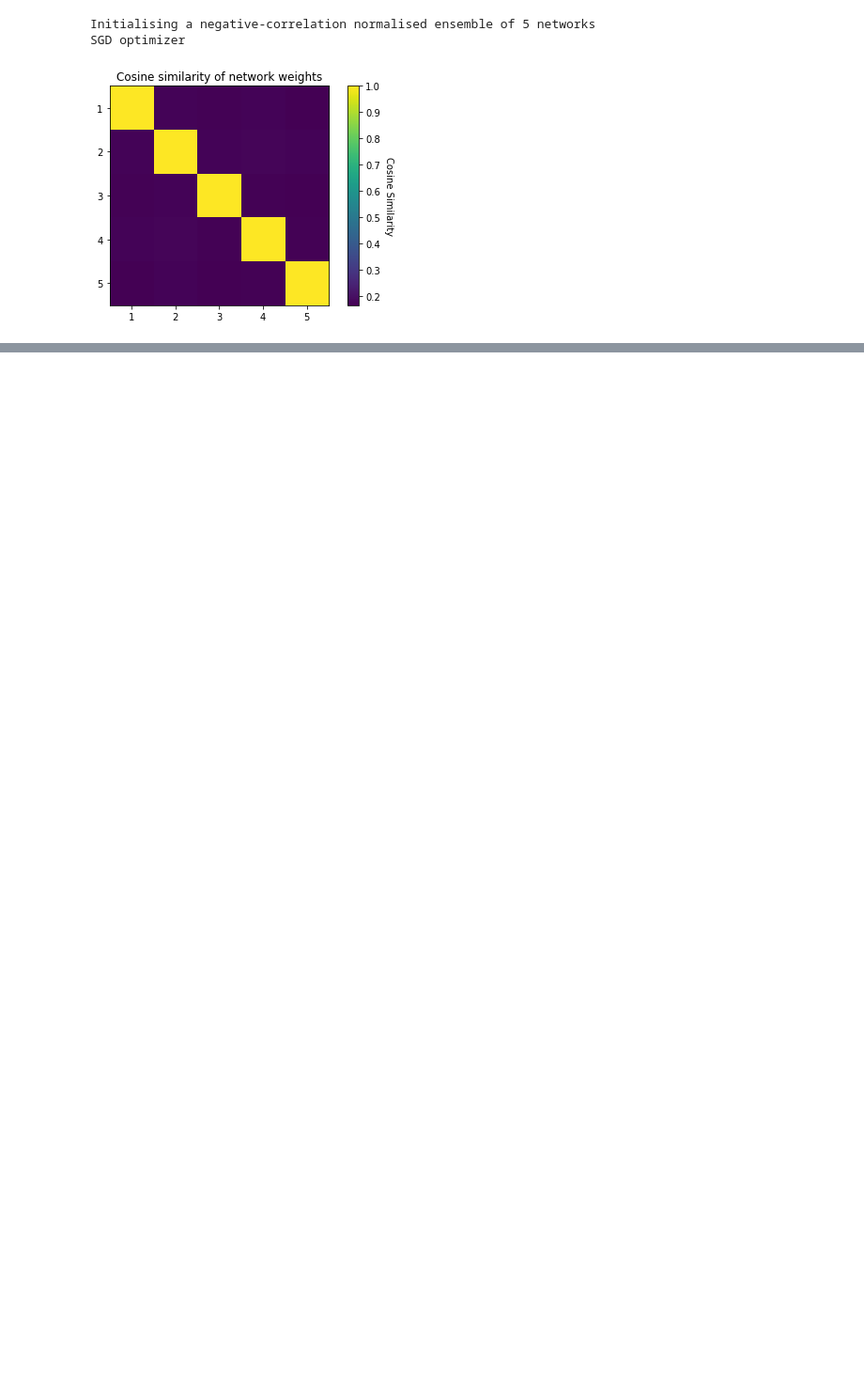
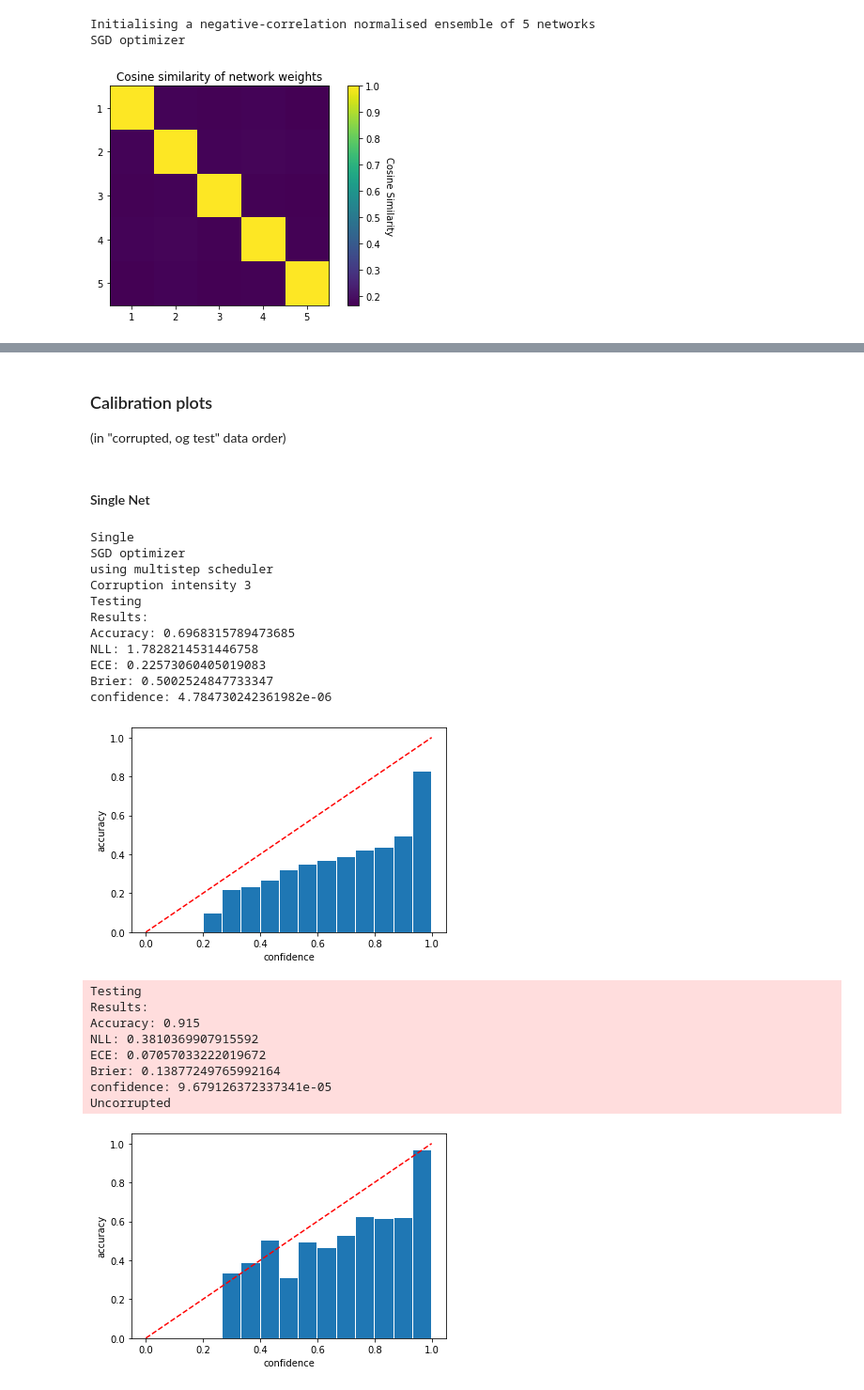
Before and after one commit to gintepe/DeepEnsembleUncertainty, a Jupyter notebook: test_cifar.ipynb, the cells around one changed output, grey strips where cells are left out. Shown at 94% size. Drawn from its saved outputs; the diff is of its cells as text; code cells hidden in the pictures; blank space fills up the shorter version.

```diff
--- a/test_cifar.ipynb
+++ b/test_cifar.ipynb
@@ -246,0 +400,30 @@ plot_disagreement_mat(disagreement_mat, remove_diag=False)
+# %% [markdown]
+### Calibration plots
+(in "corrupted, og test" data order)
+# %% [markdown]
+#### Single Net
+# %%
+run_id, name = checkpoints[0]
+run_plotting(run_id, name, 3)
+# %% [output]
+Single
+SGD optimizer
+using multistep scheduler
+Corruption intensity 3
+Testing
+Results:
+Accuracy: 0.6968315789473685
+NLL: 1.7828214531446758
+ECE: 0.22573060405019083
+Brier: 0.5002524847733347
+confidence: 4.784730242361982e-06
+[figure, added]
+Testing
+Results:
+Accuracy: 0.915
+NLL: 0.3810369907915592
+ECE: 0.07057033222019672
+Brier: 0.13877249765992164
+confidence: 9.679126372337341e-05
+Uncorrupted
+[figure, added]
```
Also changed, not shown: parts of 17 cells of this notebook, 11 other files.
